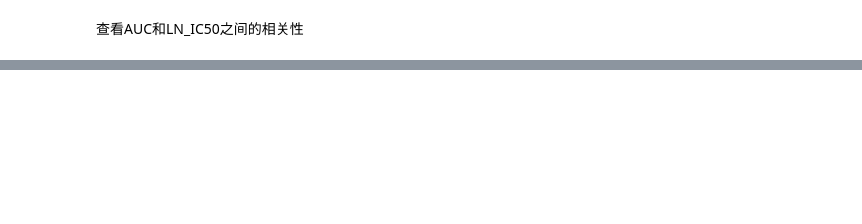
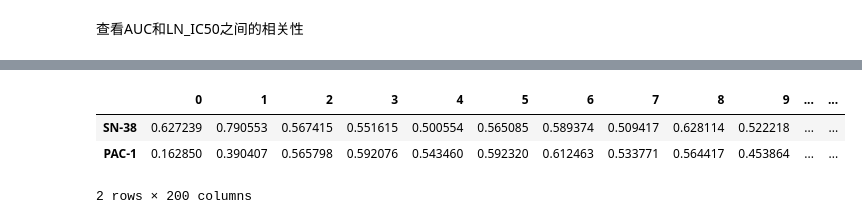
Before and after one commit to mglnbk/MGNet, a Jupyter notebook: data_handler.ipynb, the cells around one changed output, grey strips where cells are left out. Cells and saved outputs as stored; diff of their text form; code cells hidden in the pictures; blank space fills up the shorter version.

```diff
--- a/data_handler.ipynb
+++ b/data_handler.ipynb
@@ -676,0 +751,4 @@ a = K._to_tensor(np.array([[1,2,3,4,5],[3,4,5,6,7]]), dtype=tf.float32)
+# %%
+from model.data import Dataset
+
+ds = Dataset(dataset='GDSC')
@@ -676,0 +773,11 @@ a = K._to_tensor(np.array([[1,2,3,4,5],[3,4,5,6,7]]), dtype=tf.float32)
+# %%
+import pandas as pd
+import numpy as np
+import matplotlib.pyplot as plt
+
+ds.drug_info.drug_feature['rdkit2d'][ds.drug_info.drug_feature['rdkit2d'].index.duplicated()]
+# %% [output]
+|  | 0 | 1 | 2 | 3 | 4 | 5 | 6 | 7 | 8 | 9 | ... | ... |
+| SN-38 | 0.627239 | 0.790553 | 0.567415 | 0.551615 | 0.500554 | 0.565085 | 0.589374 | 0.509417 | 0.628114 | 0.522218 | ... | ... |
+| PAC-1 | 0.162850 | 0.390407 | 0.565798 | 0.592076 | 0.543460 | 0.592320 | 0.612463 | 0.533771 | 0.564417 | 0.453864 | ... | ... |
+2 rows × 200 columns
```
Also changed, not shown: parts of 13 cells of this notebook, 4 other files.
